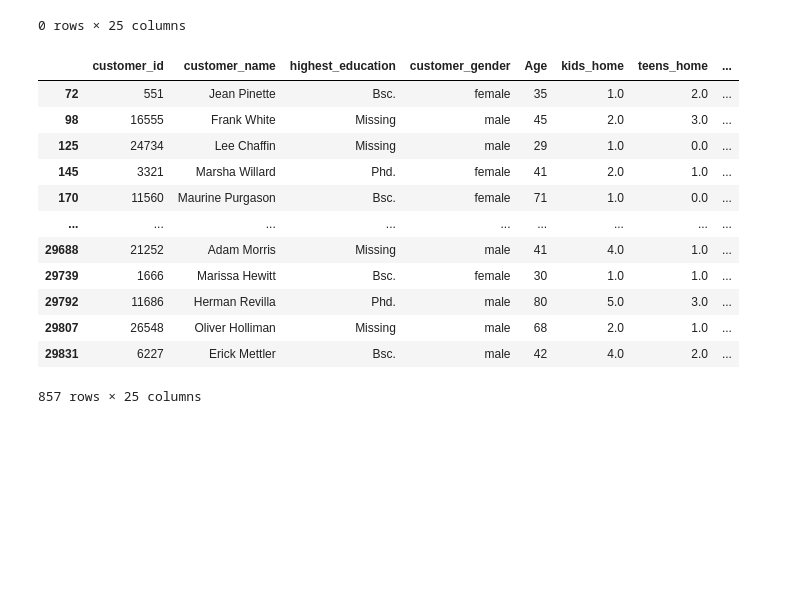
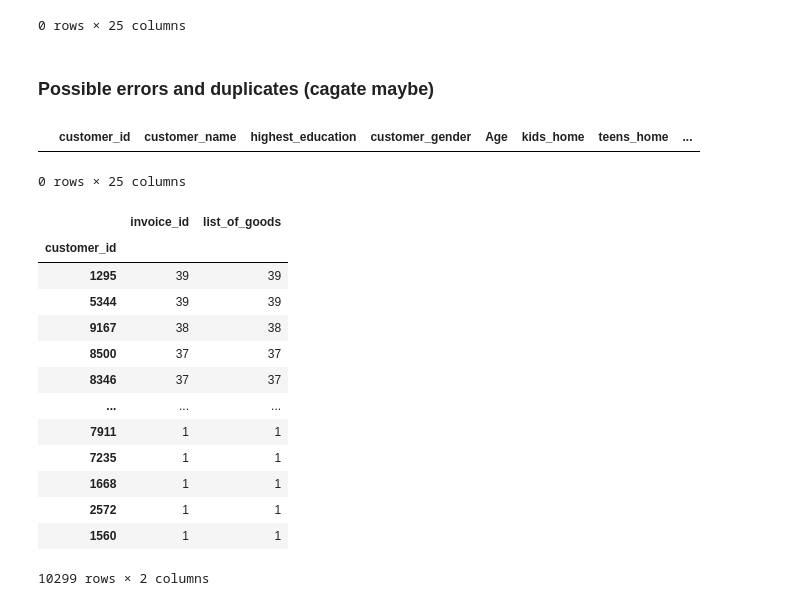
Before and after one commit to MarceloJ18/KeizerKrukis, a Jupyter notebook: proj_code_nb.ipynb, the cells around one changed output. Drawn from its saved outputs; the diff is of its cells as text; code cells hidden in the pictures; blank space fills up the shorter version.

```diff
--- a/proj_code_nb.ipynb
+++ b/proj_code_nb.ipynb
@@ -266,25 +283,27 @@ duplicate_coords
 # %% [output]
 |  | customer_id | customer_name | highest_education | customer_gender | Age | kids_home | teens_home | ... |
 0 rows × 25 columns
-# %%
-# create a boolean mask indicating which rows have duplicate coordinates
-duplicates = customer_info.duplicated(['longitude'])
-
-# filter the dataframe to show only the rows with duplicate coordinates
-duplicate_rows = customer_info[duplicates]
-
-duplicate_rows
-# %% [output]
-|  | customer_id | customer_name | highest_education | customer_gender | Age | kids_home | teens_home | ... |
-| 72 | 551 | Jean Pinette | Bsc. | female | 35 | 1.0 | 2.0 | ... |
-| 98 | 16555 | Frank White | Missing | male | 45 | 2.0 | 3.0 | ... |
-| 125 | 24734 | Lee Chaffin | Missing | male | 29 | 1.0 | 0.0 | ... |
-| 145 | 3321 | Marsha Willard | Phd. | female | 41 | 2.0 | 1.0 | ... |
-| 170 | 11560 | Maurine Purgason | Bsc. | female | 71 | 1.0 | 0.0 | ... |
-| ... | ... | ... | ... | ... | ... | ... | ... | ... |
-| 29688 | 21252 | Adam Morris | Missing | male | 41 | 4.0 | 1.0 | ... |
-| 29739 | 1666 | Marissa Hewitt | Bsc. | female | 30 | 1.0 | 1.0 | ... |
-| 29792 | 11686 | Herman Revilla | Phd. | male | 80 | 5.0 | 3.0 | ... |
-| 29807 | 26548 | Oliver Holliman | Missing | male | 68 | 2.0 | 1.0 | ... |
-| 29831 | 6227 | Erick Mettler | Bsc. | male | 42 | 4.0 | 2.0 | ... |
-857 rows × 25 columns
+# %% [markdown]
+### Possible errors and duplicates (cagate maybe)
+# %%
+customer_info[(customer_info['Age'] > 85) | (customer_info['Age'] < 18)]
+# %% [output]
+|  | customer_id | customer_name | highest_education | customer_gender | Age | kids_home | teens_home | ... |
+0 rows × 25 columns
+# %%
+customer_basket.groupby('customer_id').count().sort_values('invoice_id', ascending=False)
+# %% [output]
+|  | invoice_id | list_of_goods |
+| customer_id |  |  |
+| 1295 | 39 | 39 |
+| 5344 | 39 | 39 |
+| 9167 | 38 | 38 |
+| 8500 | 37 | 37 |
+| 8346 | 37 | 37 |
+| ... | ... | ... |
+| 7911 | 1 | 1 |
+| 7235 | 1 | 1 |
+| 1668 | 1 | 1 |
+| 2572 | 1 | 1 |
+| 1560 | 1 | 1 |
+10299 rows × 2 columns
```
Also changed, not shown: parts of 6 cells of this notebook, 1 other file.
